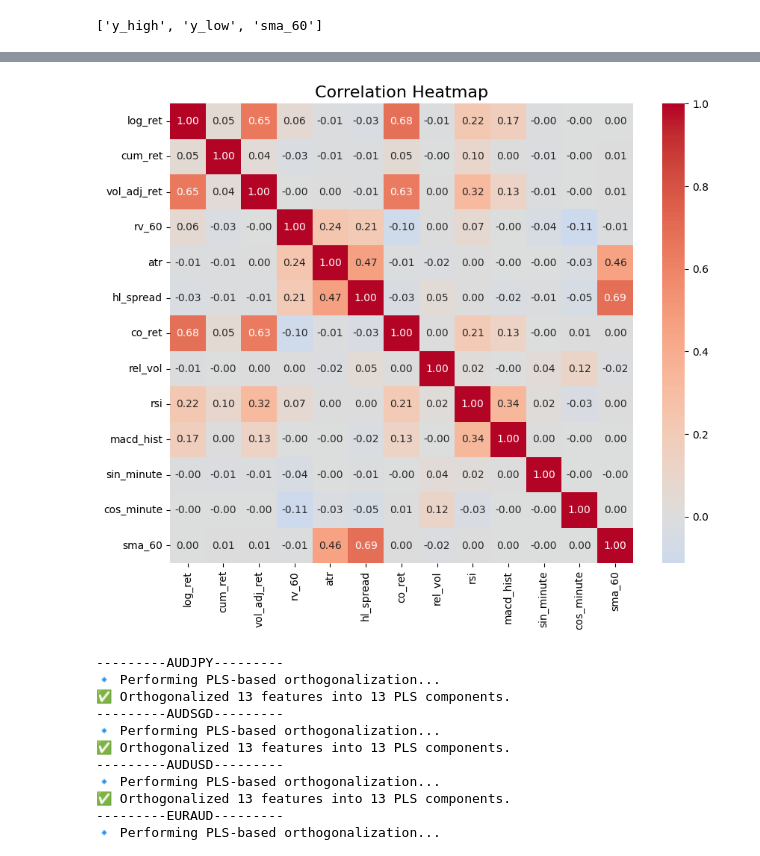
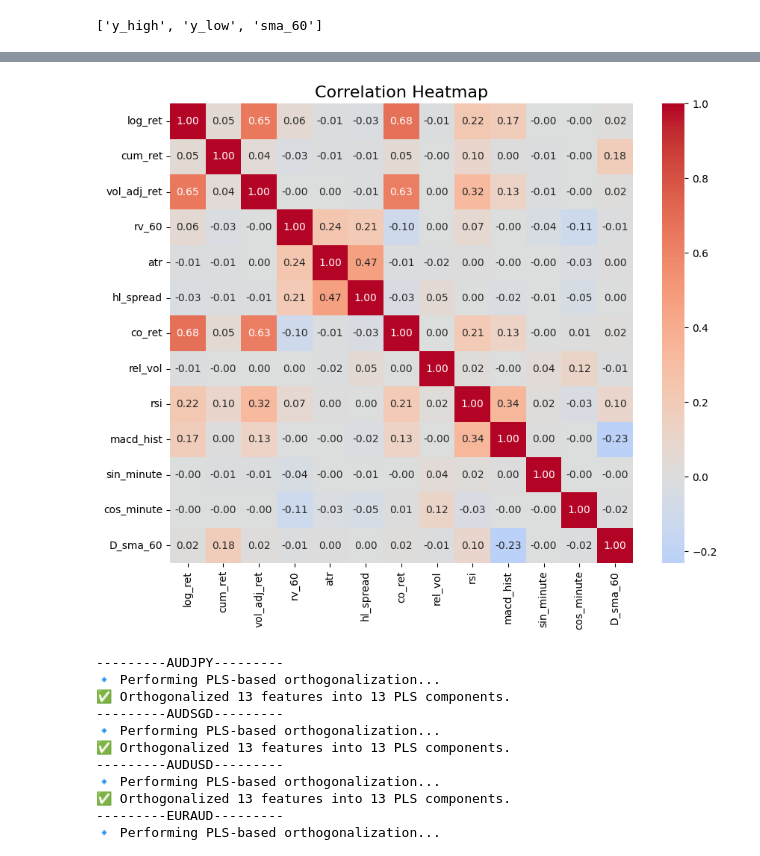
Before and after one commit to Yosri-Ben-Halima/cross-currency-extrema-forecasting, a Jupyter notebook: notebooks/03_feature_engineering.ipynb, the cells around one changed output, grey strips where cells are left out. Drawn from its saved outputs; the diff is of its cells as text; code cells hidden in the pictures.

```diff
--- a/notebooks/03_feature_engineering.ipynb
+++ b/notebooks/03_feature_engineering.ipynb
@@ -79,7 +101,7 @@ Running ADF test for USDZAR...
 non_stationary = [
     col
     for col in stationary_mask.columns
-    if col != "currency"
+    if col not in ["currency", "open", "high", "low", "close"]
     and not stationary_mask[col].all()
     and col in df_features.columns
 ]
@@ -93,31 +140,31 @@ df_features = stationarize_by_currency(df_features, non_stationary)
 # %%
 from utils.viz import plot_corr_heatmap
 
 
 feature_cols = [
     "log_ret",
     "cum_ret",
     "vol_adj_ret",
     "rv_60",
     "atr",
     "hl_spread",
     "co_ret",
     "rel_vol",
     "rsi",
     "macd_hist",
     "sin_minute",
     "cos_minute",
-    "sma_60",
+    "D_sma_60",
 ]
 
 targets = [
     "D_y_high",
     "D_y_low",
 ]
 
 plot_corr_heatmap(df_features[feature_cols])
 # %% [output]
-[figure, old version]
+[figure, new version]
 # %%
 orth_dfs = []
 pls = {}
```
Also changed, not shown: parts of 13 cells of this notebook, 12 other files.
